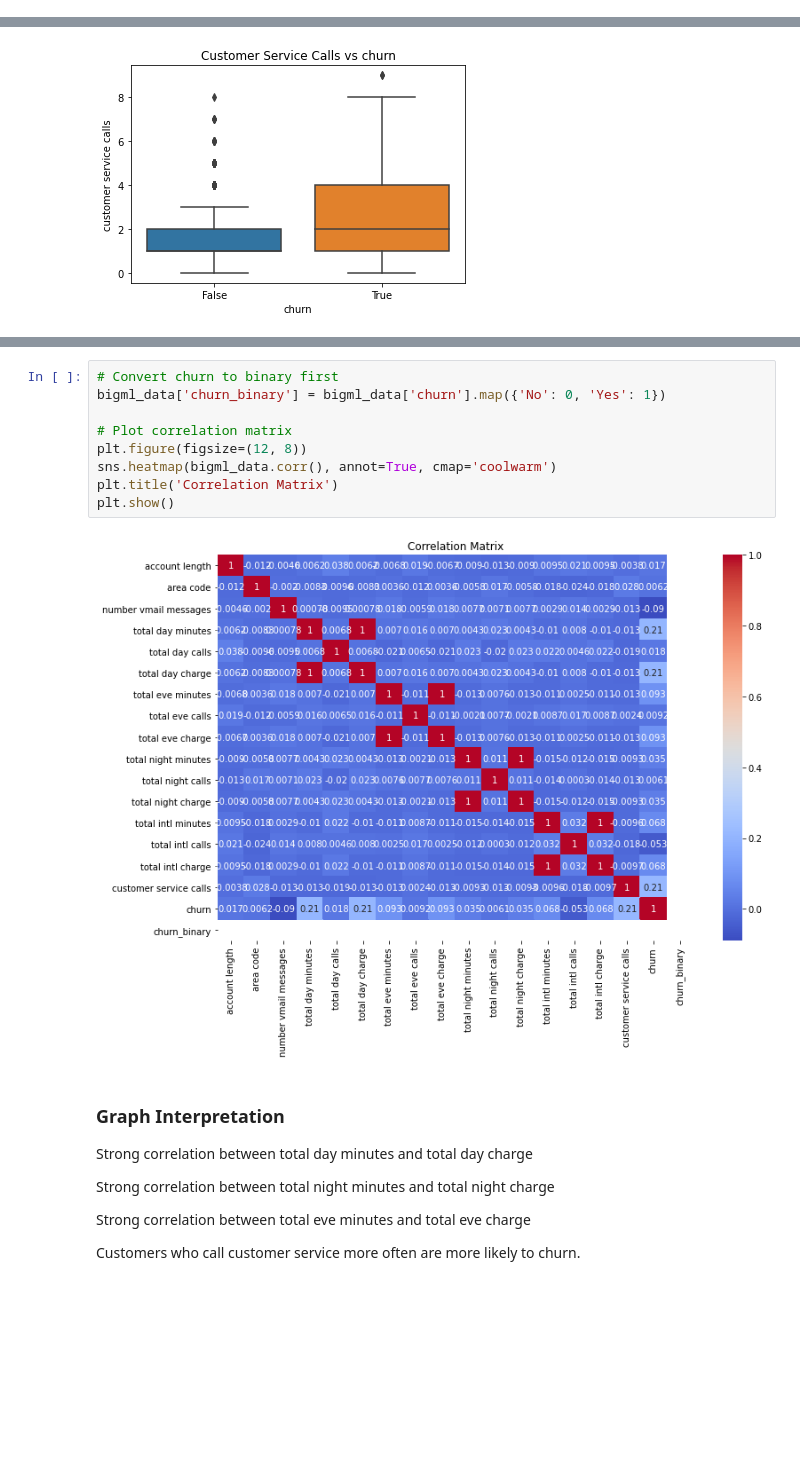
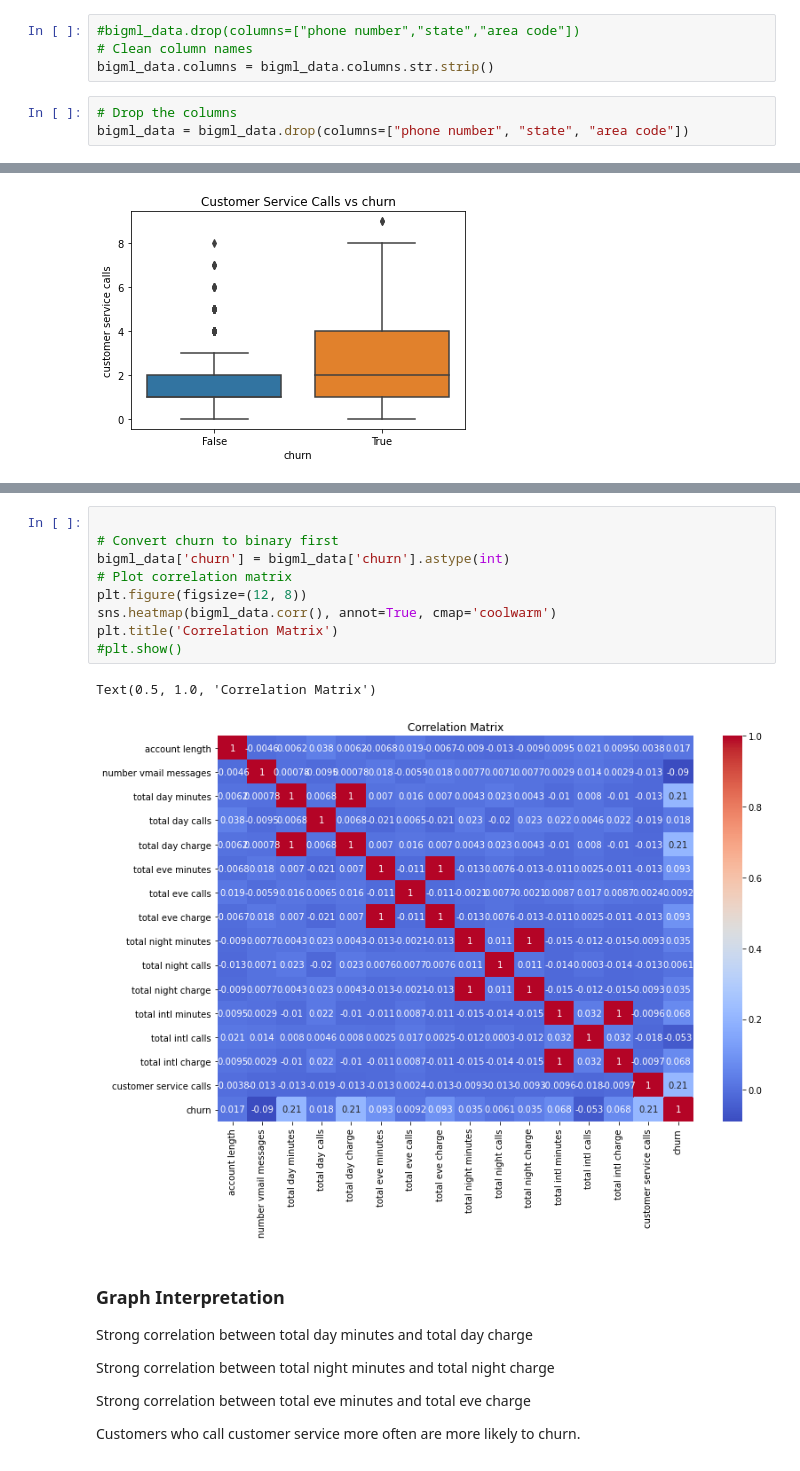
Before and after one commit to jedidahkathure/Churn-Customer-Analysis, a Jupyter notebook: churncustomer.ipynb, the cells around one changed output, grey strips where cells are left out. Saved outputs shown, nothing was run; the diff lists cells and outputs as text; blank space fills up the shorter version.

```diff
--- a/churncustomer.ipynb
+++ b/churncustomer.ipynb
@@ -50,6 +53,13 @@ bigml_data
 | 3331 | CT | 184 | 510 | 364-6381 | yes | no | ... |
 | 3332 | TN | 74 | 415 | 400-4344 | no | yes | ... |
 3333 rows × 21 columns
+# %%
+#bigml_data.drop(columns=["phone number","state","area code"])
+# Clean column names
+bigml_data.columns = bigml_data.columns.str.strip()
+# %%
+# Drop the columns
+bigml_data = bigml_data.drop(columns=["phone number", "state", "area code"])
 # %%
 bigml_data.isnull().sum()
 # %% [output]
@@ -126,14 +136,15 @@ bigml_data.corr()
 # %%
+
 # Convert churn to binary first
-bigml_data['churn_binary'] = bigml_data['churn'].map({'No': 0, 'Yes': 1})
-
+bigml_data['churn'] = bigml_data['churn'].astype(int)
 # Plot correlation matrix
 plt.figure(figsize=(12, 8))
 sns.heatmap(bigml_data.corr(), annot=True, cmap='coolwarm')
 plt.title('Correlation Matrix')
-plt.show()
+#plt.show()
 # %% [output]
+Text(0.5, 1.0, 'Correlation Matrix')
-[figure, old version]
+[figure, new version]
 # %% [markdown]
 ### Graph Interpretation
 Strong correlation between total day minutes and total day charge
```
Also changed, not shown: parts of 42 cells of this notebook, 2 other files.
